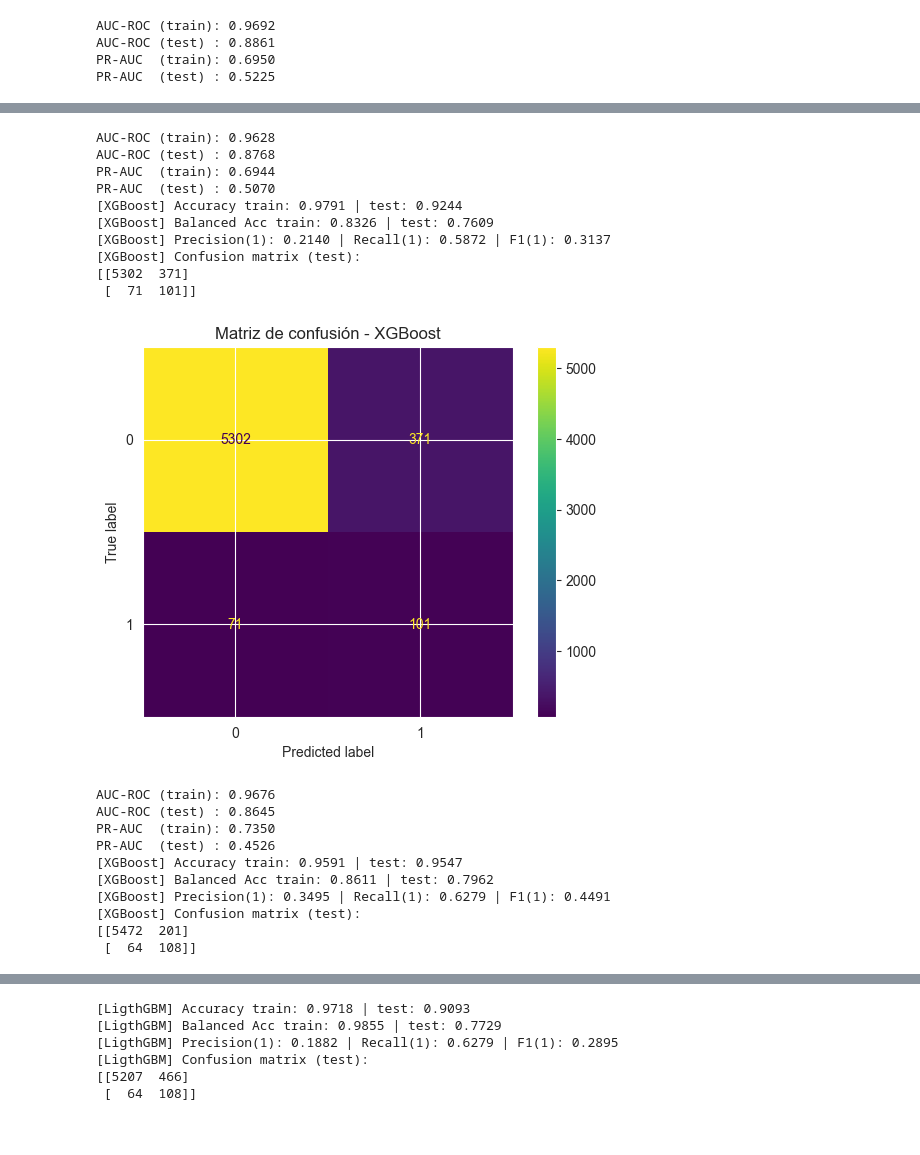
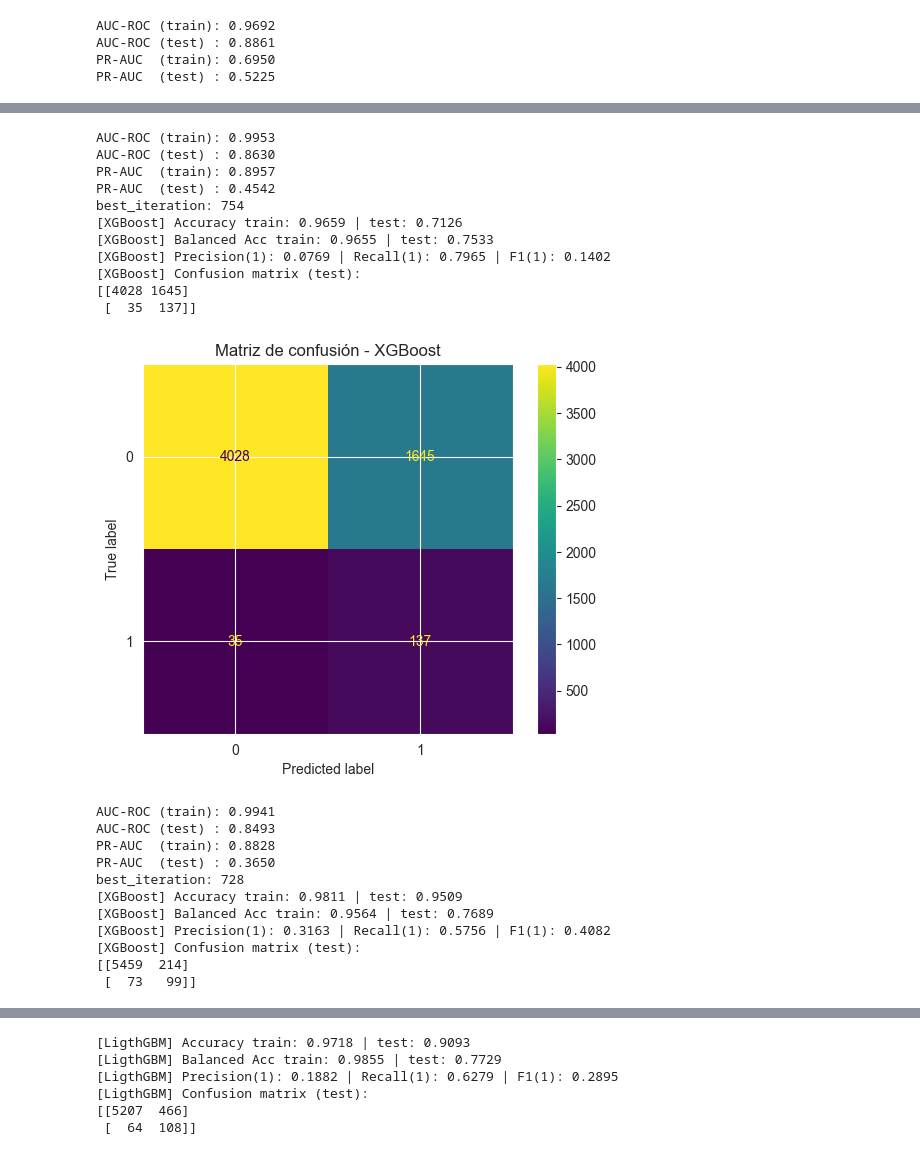
Before and after one commit to jenrari/lapse_prediction_models, a Jupyter notebook: notebooks/Model_analisys_ensemble.ipynb, the cells around one changed output, grey strips where cells are left out. Drawn from its saved outputs; the diff is of its cells as text; code cells hidden in the pictures.

Commit message:
nueva version model evaluate para xgb, vieja version borrada

```diff
--- a/notebooks/Model_analisys_ensemble.ipynb
+++ b/notebooks/Model_analisys_ensemble.ipynb
@@ -862,7 +862,7 @@ AUC-ROC (test) : 0.8861
 PR-AUC  (train): 0.6950
 PR-AUC  (test) : 0.5225
 # %%
-from src.model_utils.mod_evaluation import run_model_and_evaluate_xgb2
+from src.model_utils.mod_evaluation import run_model_and_evaluate_xgb
 
 xgb_params = {
     "colsample_bytree": 0.7,
@@ -877,49 +877,49 @@ xgb_params = {
     "subsample": 1.0
 }
 
-xgb_params = {
-    "colsample_bytree": 0.8,
-    "gamma": 0.0,
-    "learning_rate": 0.03,
-    "max_depth": 5,
-    "min_child_weight": 6,
-    "n_estimators": 6000,
-    "reg_alpha": 0,
-    "reg_lambda": 1,
-    "scale_pos_weight": 6,
-    "subsample": 0.9
-}
+# xgb_params = {
+#     "colsample_bytree": 0.8,
+#     "gamma": 0.0,
+#     "learning_rate": 0.03,
+#     "max_depth": 5,
+#     "min_child_weight": 6,
+#     "n_estimators": 6000,
+#     "reg_alpha": 0,
+#     "reg_lambda": 1,
+#     "scale_pos_weight": 6,
+#     "subsample": 0.9
+# }
 
 
 
-rf, aucs, fp, fn, ex  = run_model_and_evaluate_xgb2(
+rf, aucs, fp, fn, ex  = run_model_and_evaluate_xgb(
                 X_train, y_train,
                 X_test, y_test, xgb_params
             )
 
 results.append({**ex,  **rf, **aucs, "fp": len(fp), "fn": len(fn)})
 
-rf, aucs, fp, fn, ex  = run_model_and_evaluate_xgb2(
+rf, aucs, fp, fn, ex  = run_model_and_evaluate_xgb(
                 X_train, y_train,
                 X_test, y_test, xgb_params, "svm_smote", 0.05
             )
 
 results.append({**ex,  **rf, **aucs, "fp": len(fp), "fn": len(fn)})
 
-rf, aucs, fp, fn, ex  = run_model_and_evaluate_xgb2(
+rf, aucs, fp, fn, ex  = run_model_and_evaluate_xgb(
                 X_train, y_train,
                 X_test, y_test, xgb_params, "svm_smote", 0.1
             )
 
 results.append({**ex,  **rf, **aucs, "fp": len(fp), "fn": len(fn)})
-rf, aucs, fp, fn, ex  = run_model_and_evaluate_xgb2(
+rf, aucs, fp, fn, ex  = run_model_and_evaluate_xgb(
                 X_train, y_train,
                 X_test, y_test, xgb_params, "ro", 0.05
             )
 
 results.append({**ex,  **rf, **aucs, "fp": len(fp), "fn": len(fn)})
 
-rf, aucs, fp, fn, ex  = run_model_and_evaluate_xgb2(
+rf, aucs, fp, fn, ex  = run_model_and_evaluate_xgb(
                 X_train, y_train,
                 X_test, y_test, xgb_params, "ro", 0.1
             )
@@ -946,23 +948,25 @@ PR-AUC  (test) : 0.5354
 [figure]
-AUC-ROC (train): 0.9628
-AUC-ROC (test) : 0.8768
-PR-AUC  (train): 0.6944
-PR-AUC  (test) : 0.5070
-[XGBoost] Accuracy train: 0.9791 | test: 0.9244
-[XGBoost] Balanced Acc train: 0.8326 | test: 0.7609
-[XGBoost] Precision(1): 0.2140 | Recall(1): 0.5872 | F1(1): 0.3137
+AUC-ROC (train): 0.9953
+AUC-ROC (test) : 0.8630
+PR-AUC  (train): 0.8957
+PR-AUC  (test) : 0.4542
+best_iteration: 754
+[XGBoost] Accuracy train: 0.9659 | test: 0.7126
+[XGBoost] Balanced Acc train: 0.9655 | test: 0.7533
+[XGBoost] Precision(1): 0.0769 | Recall(1): 0.7965 | F1(1): 0.1402
 [XGBoost] Confusion matrix (test):
-[[5302  371]
- [  71  101]]
+[[4028 1645]
+ [  35  137]]
-[figure, old version]
+[figure, new version]
-AUC-ROC (train): 0.9676
-AUC-ROC (test) : 0.8645
-PR-AUC  (train): 0.7350
-PR-AUC  (test) : 0.4526
-[XGBoost] Accuracy train: 0.9591 | test: 0.9547
-[XGBoost] Balanced Acc train: 0.8611 | test: 0.7962
-[XGBoost] Precision(1): 0.3495 | Recall(1): 0.6279 | F1(1): 0.4491
+AUC-ROC (train): 0.9941
+AUC-ROC (test) : 0.8493
+PR-AUC  (train): 0.8828
+PR-AUC  (test) : 0.3650
+best_iteration: 728
+[XGBoost] Accuracy train: 0.9811 | test: 0.9509
+[XGBoost] Balanced Acc train: 0.9564 | test: 0.7689
+[XGBoost] Precision(1): 0.3163 | Recall(1): 0.5756 | F1(1): 0.4082
 [XGBoost] Confusion matrix (test):
-[[5472  201]
- [  64  108]]
+[[5459  214]
+ [  73   99]]
 [figure]
```
Also changed, not shown: parts of 1 cell of this notebook.
